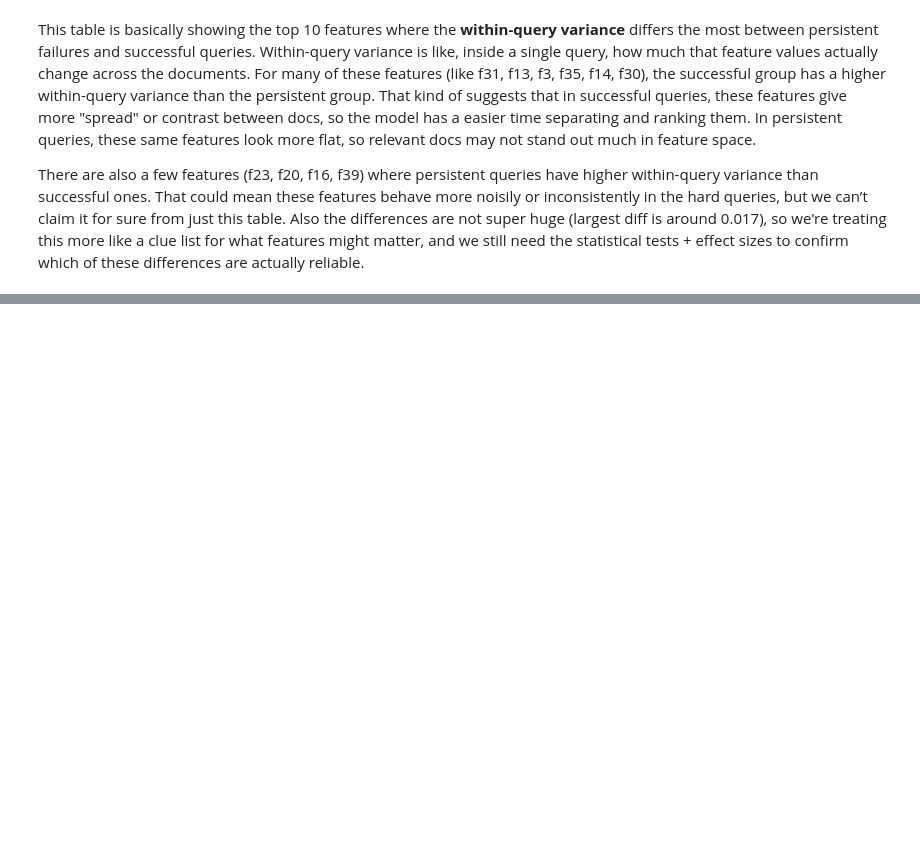
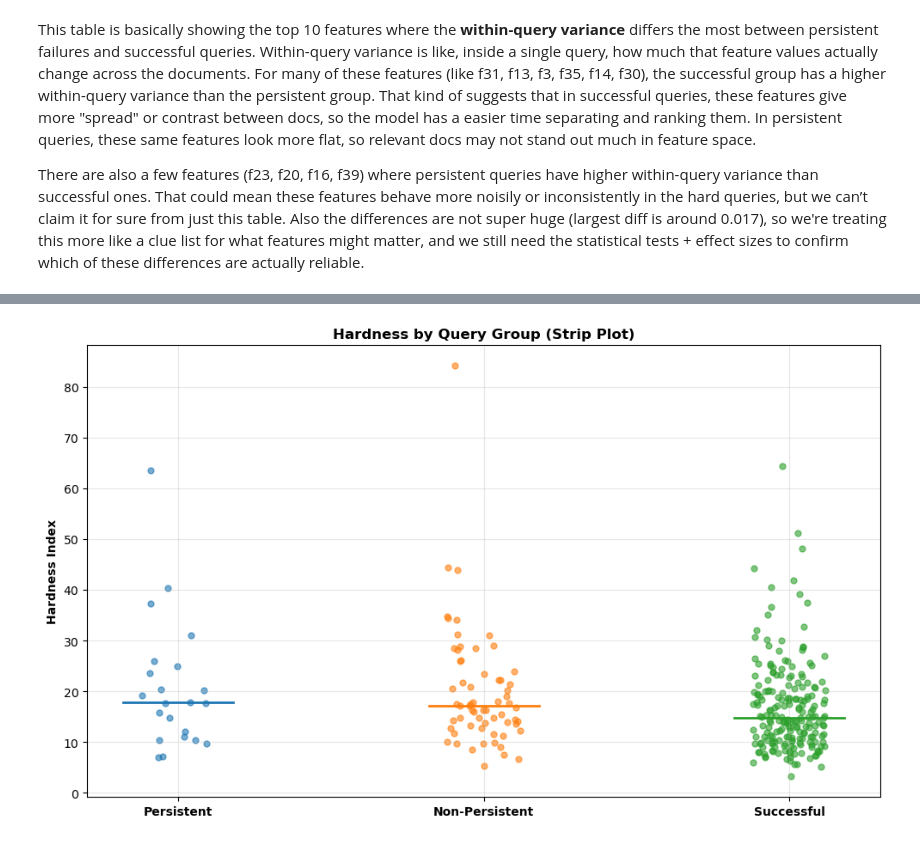
Before and after one commit to KushalMarahatta/Capstone_coding, a Jupyter notebook: notebooks/08_structural_analysis_plus_test.ipynb, the cells around one changed output, grey strips where cells are left out. Saved outputs shown, nothing was run; the diff lists cells and outputs as text; code cells hidden in the pictures; blank space fills up the shorter version.

```diff
--- a/notebooks/08_structural_analysis_plus_test.ipynb
+++ b/notebooks/08_structural_analysis_plus_test.ipynb
@@ -768,0 +771,91 @@ There are also a few features (f23, f20, f16, f39) where persistent queries have
+# %%
+print('\n'+'='*80)
+print('HARDNESS INDEX')
+print('='*80)
+
+qm_h=reference_qm.copy()
+qm_h['hardness']=1.0/(qm_h['num_relevant_1']+1)
+"""
+If a query has:
+1 relevant doc -> hardness = 1/(1+1) = 0.5
+2 relevant docs -> 1/(2+1) = 0.333
+10 relevant docs -> 1/(10+1) = 0.09
+
+So:
+Fewer relevant documents -> higher hardnes
+"""
+
+#Now, we add another term. Separability component.
+"""
+If score_std_top10 is small (flat scores in top 10):
+Suppose std = 0.02 -> 1/0.02 = 50
+Suppose std = 0.10 -> 1/0.10 = 10
+
+So:
+Smaller score dispersion -> much larger added hardness
+
+The 1e-6 is just to avoid division by zero.
+"""
+
+if 'score_std_top10' in qm_h.columns:
+    qm_h['hardness']+=1.0/(qm_h['score_std_top10']+1e-6)
+
+#Combines sparse difficulty and score separability weakness
+#As the score is mostly in decimals, the separability component dominates heavily.
+
+def safe_mean_hardness(qids: set, qm_df: pd.DataFrame) -> float:
+    subset=qm_df[qm_df['qid'].isin(qids)]
+    return float(subset['hardness'].mean()) if len(subset) > 0 else 0.0
+
+hardness_df=pd.DataFrame([
+    {'group': 'persistent', 'count': len(persistent_qids),
+     'mean_hardness': safe_mean_hardness(persistent_qids, qm_h)},
+    {'group': 'non_persistent', 'count': len(non_persistent_qids),
+     'mean_hardness': safe_mean_hardness(non_persistent_qids, qm_h)},
+    {'group': 'successful', 'count': len(successful_qids),
+     'mean_hardness': safe_mean_hardness(successful_qids, qm_h)}
+])
+
+print('\nHardness:')
+display(hardness_df)
+
+hardness_df.to_csv(PHASE8_OUTPUT / 'phase8_hardness_analysis.csv', index=False)
+print('\nSaved: phase8_hardness_analysis.csv')
+
+
+#Strip (Jitter) Plot
+fig, ax=plt.subplots(figsize=(10, 6))
+
+groups=[
+    ('Persistent', persistent_qids),
+    ('Non-Persistent', non_persistent_qids),
+    ('Successful', successful_qids)
+]
+
+x_positions=[1, 2, 3]
+
+for (name, qids), x0 in zip(groups, x_positions):
+    vals = qm_h[qm_h['qid'].isin(qids)]['hardness'].dropna().values
+    if len(vals)==0:
+        continue
+
+    #jitter around the group's x position
+    jitter=np.random.uniform(-0.12, 0.12, size=len(vals))
+    ax.scatter(np.full(len(vals), x0) + jitter, vals, alpha=0.6, s=25)
+
+    #adding median line for each group
+    med=np.median(vals)
+    ax.plot([x0-0.18, x0+0.18], [med, med], linewidth=2)
+
+ax.set_xticks(x_positions)
+ax.set_xticklabels([g[0] for g in groups], fontweight='bold')
+ax.set_ylabel('Hardness Index', fontweight='bold')
+ax.set_title('Hardness by Query Group (Strip Plot)', fontweight='bold')
+ax.grid(alpha=0.3)
+
+plt.tight_layout()
+plt.savefig(PHASE8_OUTPUT / 'phase8_hardness_stripplot.png', dpi=150)
+plt.show()
+
+print('Saved: phase8_hardness_stripplot.png')
+# %% [output]
@@ -768,0 +872 @@ There are also a few features (f23, f20, f16, f39) where persistent queries have
+[figure, added]
```
Also changed, not shown: parts of 6 cells of this notebook.
